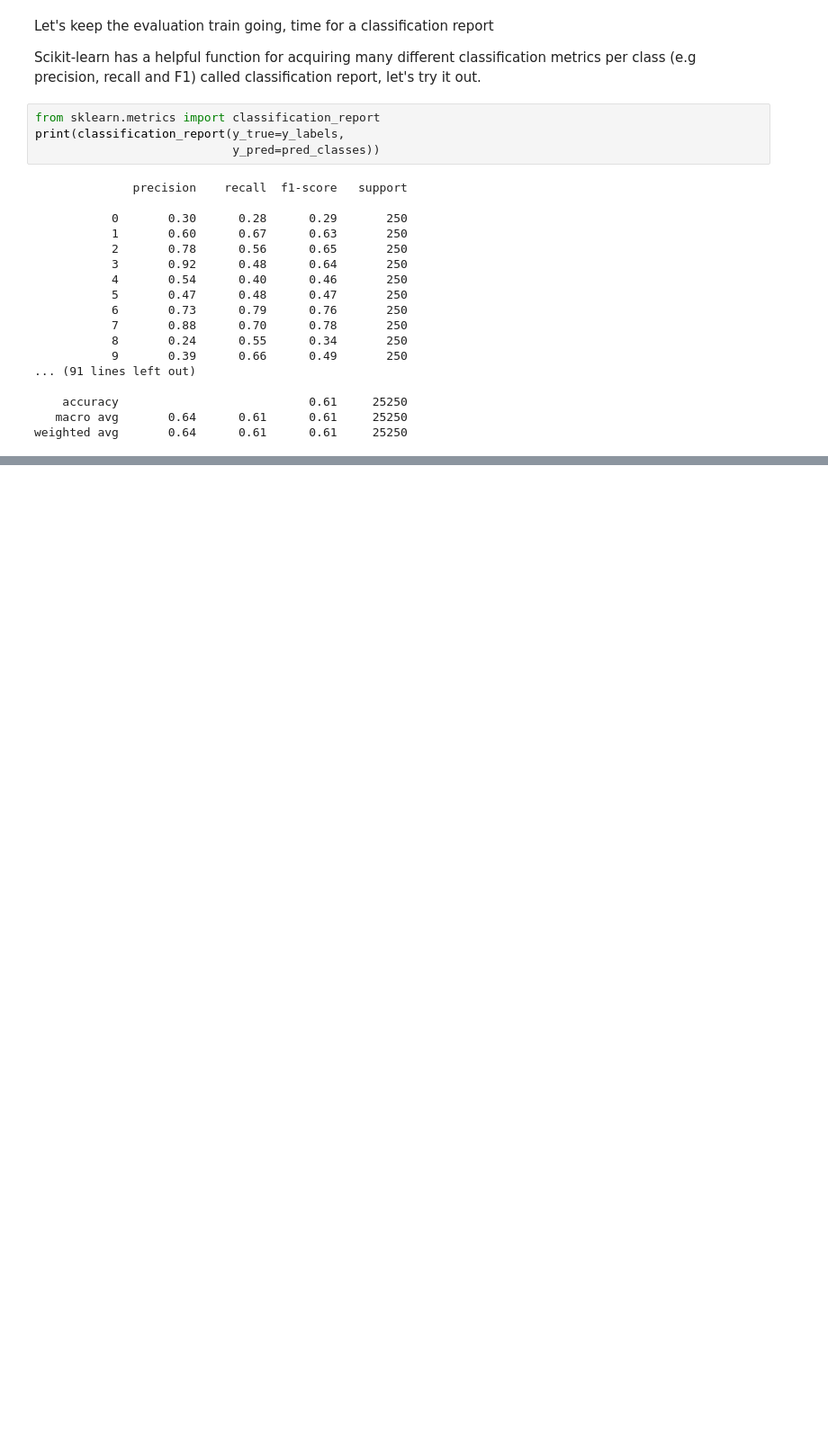
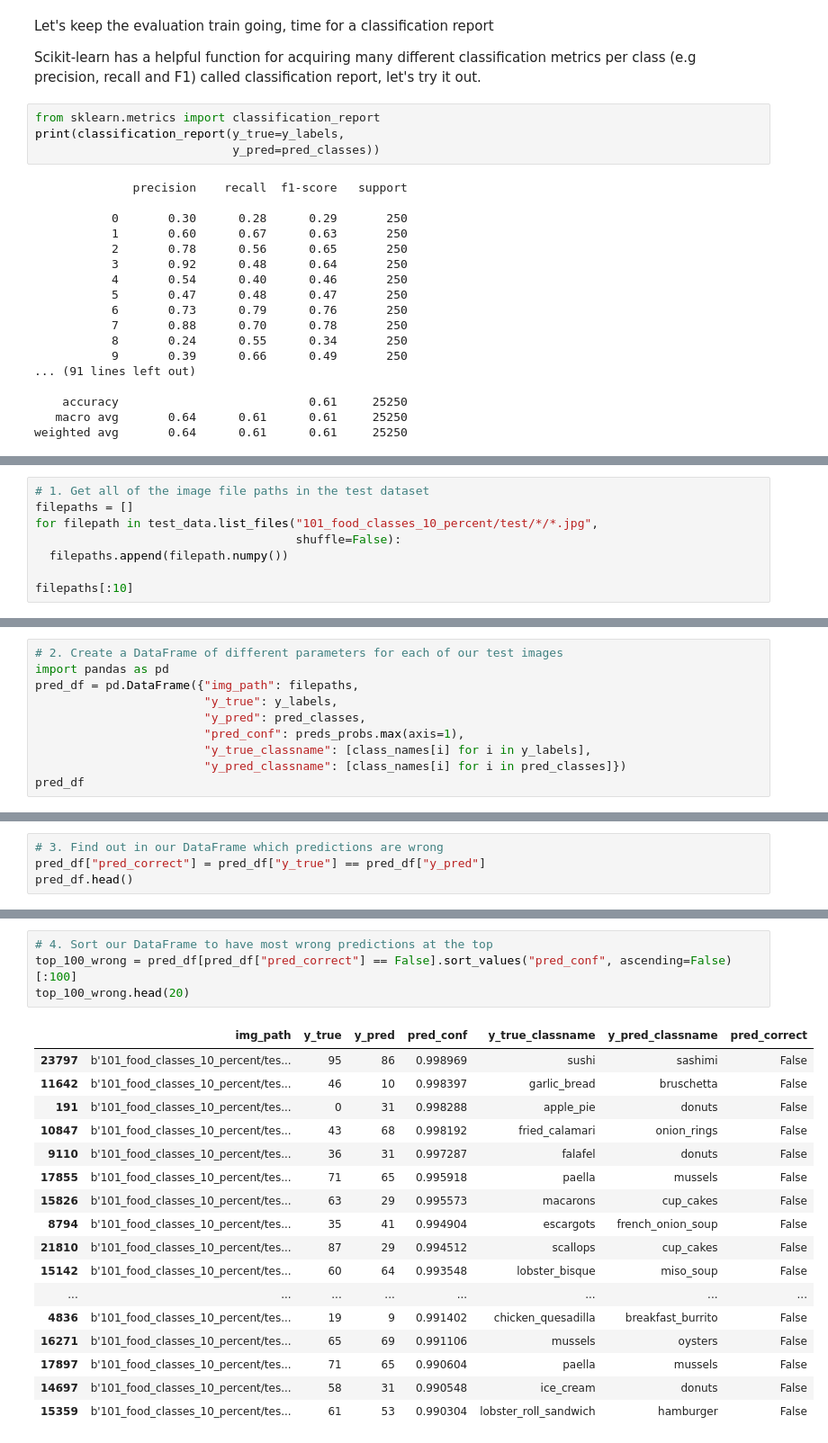
Before and after one commit to mehmetkesik/tensorflow-basics, a Jupyter notebook: 06_transfer_learning_in_tensorflow_scaling_up.ipynb, the cells around one changed output, grey strips where cells are left out. Shown at 90% size. Cells and saved outputs as stored; diff of their text form; blank space fills up the shorter version.

```diff
--- a/06_transfer_learning_in_tensorflow_scaling_up.ipynb
+++ b/06_transfer_learning_in_tensorflow_scaling_up.ipynb
@@ -519,0 +684,8 @@ weighted avg       0.64      0.61      0.61     25250
+# %%
+# 1. Get all of the image file paths in the test dataset
+filepaths = []
+for filepath in test_data.list_files("101_food_classes_10_percent/test/*/*.jpg",
+                                     shuffle=False):
+  filepaths.append(filepath.numpy())
+
+filepaths[:10]
@@ -519,0 +703,10 @@ weighted avg       0.64      0.61      0.61     25250
+# %%
+# 2. Create a DataFrame of different parameters for each of our test images
+import pandas as pd
+pred_df = pd.DataFrame({"img_path": filepaths,
+                        "y_true": y_labels,
+                        "y_pred": pred_classes,
+                        "pred_conf": preds_probs.max(axis=1),
+                        "y_true_classname": [class_names[i] for i in y_labels],
+                        "y_pred_classname": [class_names[i] for i in pred_classes]})
+pred_df
@@ -519,0 +727,4 @@ weighted avg       0.64      0.61      0.61     25250
+# %%
+# 3. Find out in our DataFrame which predictions are wrong
+pred_df["pred_correct"] = pred_df["y_true"] == pred_df["y_pred"]
+pred_df.head()
@@ -519,0 +738,22 @@ weighted avg       0.64      0.61      0.61     25250
+# %%
+# 4. Sort our DataFrame to have most wrong predictions at the top
+top_100_wrong = pred_df[pred_df["pred_correct"] == False].sort_values("pred_conf", ascending=False)[:100]
+top_100_wrong.head(20)
+# %% [output]
+|  | img_path | y_true | y_pred | pred_conf | y_true_classname | y_pred_classname | pred_correct |
+| 23797 | b'101_food_classes_10_percent/tes... | 95 | 86 | 0.998969 | sushi | sashimi | False |
+| 11642 | b'101_food_classes_10_percent/tes... | 46 | 10 | 0.998397 | garlic_bread | bruschetta | False |
+| 191 | b'101_food_classes_10_percent/tes... | 0 | 31 | 0.998288 | apple_pie | donuts | False |
+| 10847 | b'101_food_classes_10_percent/tes... | 43 | 68 | 0.998192 | fried_calamari | onion_rings | False |
+| 9110 | b'101_food_classes_10_percent/tes... | 36 | 31 | 0.997287 | falafel | donuts | False |
+| 17855 | b'101_food_classes_10_percent/tes... | 71 | 65 | 0.995918 | paella | mussels | False |
+| 15826 | b'101_food_classes_10_percent/tes... | 63 | 29 | 0.995573 | macarons | cup_cakes | False |
+| 8794 | b'101_food_classes_10_percent/tes... | 35 | 41 | 0.994904 | escargots | french_onion_soup | False |
+| 21810 | b'101_food_classes_10_percent/tes... | 87 | 29 | 0.994512 | scallops | cup_cakes | False |
+| 15142 | b'101_food_classes_10_percent/tes... | 60 | 64 | 0.993548 | lobster_bisque | miso_soup | False |
+| ... | ... | ... | ... | ... | ... | ... | ... |
+| 4836 | b'101_food_classes_10_percent/tes... | 19 | 9 | 0.991402 | chicken_quesadilla | breakfast_burrito | False |
+| 16271 | b'101_food_classes_10_percent/tes... | 65 | 69 | 0.991106 | mussels | oysters | False |
+| 17897 | b'101_food_classes_10_percent/tes... | 71 | 65 | 0.990604 | paella | mussels | False |
+| 14697 | b'101_food_classes_10_percent/tes... | 58 | 31 | 0.990548 | ice_cream | donuts | False |
+| 15359 | b'101_food_classes_10_percent/tes... | 61 | 53 | 0.990304 | lobster_roll_sandwich | hamburger | False |
```
Also changed, not shown: parts of 16 cells of this notebook.
